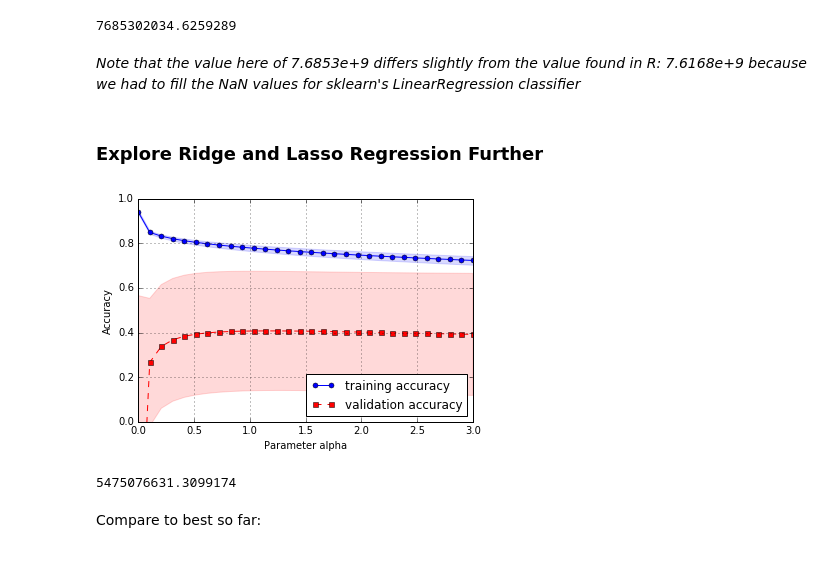
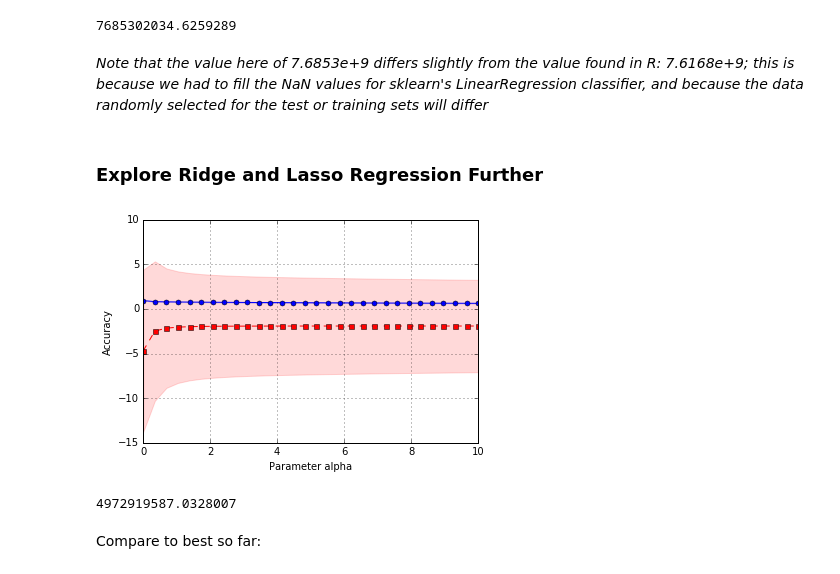
Before and after one commit to damiansp/nuggets, a Jupyter notebook: ML_nuggets.ipynb, the cells around one changed output. Drawn from its saved outputs; the diff is of its cells as text; code cells hidden in the pictures.

Commit message:
Initial ML analyses of CBT Nuggets' revenue data

```diff
--- a/ML_nuggets.ipynb
+++ b/ML_nuggets.ipynb
@@ -145,7 +155,7 @@ get_rss(lr_clf, X_test.ix[:, modTr_lm2], y = y_test)
 # %% [output]
 7685302034.6259289
 # %% [markdown]
-*Note that the value here of 7.6853e+9 differs slightly from the value found in R: 7.6168e+9 because we had to fill the NaN values for sklearn's LinearRegression classifier*
+*Note that the value here of 7.6853e+9 differs slightly from the value found in R: 7.6168e+9; this is because we had to fill the NaN values for sklearn's LinearRegression classifier, and because the data randomly selected for the test or training sets will differ*
 # %%
 currentBest = {
     'model': 'lr_clf',
@@ -157,11 +165,13 @@ pipe_ridge = Pipeline([('clf', Ridge(random_state = 11))])
 # %%
-alpha_range = np.linspace(0, 3, 30)
+pipe_ridge = Pipeline([('clf', Ridge(random_state = 11))])
+
+alpha_range = np.linspace(0, 10, num = 30)
 train_scores, test_scores = validation_curve(estimator = pipe_ridge,
                                              X = X_train,
                                              y = y_train,
                                              param_name = 'clf__alpha',
                                              param_range = alpha_range,
-                                             cv = 10,
+                                             cv = 30,
                                              n_jobs = -1)
 train_mean = np.mean(train_scores, axis = 1)
 train_std  = np.std(train_scores,  axis = 1)
@@ -170,41 +180,42 @@ test_std   = np.std(test_scores,   axis = 1)
 # %%
 plt.plot(alpha_range,
          train_mean,
          color = 'blue',
          marker = 'o',
          markersize = 5,
          label = 'training accuracy');
 plt.fill_between(alpha_range,
                  train_mean + train_std,
                  train_mean - train_std,
                  alpha = 0.15,
                  color = 'blue');
 plt.plot(alpha_range,
          test_mean,
          color = 'red',
          linestyle = '--',
          marker = 's',
          markersize = 5,
          label = 'validation accuracy');
 plt.fill_between(alpha_range,
                  test_mean + test_std,
                  test_mean - test_std,
                  alpha = 0.15,
                  color = 'red');
 plt.grid();
-plt.legend(loc = 'lower right');
+#plt.legend(loc = 'lower left');
+#plt.xscale('log');
 plt.xlabel('Parameter alpha');
 plt.ylabel('Accuracy');
-plt.ylim([0, 1.0]);
+#plt.ylim([-2, -1.9]);
 plt.show();
 # %% [output]
-[figure, old version]
+[figure, new version]
 # %%
-ridge_clf = Ridge(alpha = 0.9, random_state = 11)
+ridge_clf = Ridge(alpha = 8, random_state = 11)
 ridge_clf.fit(X_train, y_train)
-get_rss(ridge_clf, X_test, y_test)
+sse(ridge_clf, X_test, y_test)
 # %% [output]
-5475076631.3099174
+4972919587.0328007
 # %% [markdown]
 Compare to best so far:
 # %%
```
Also changed, not shown: parts of 27 cells of this notebook.
